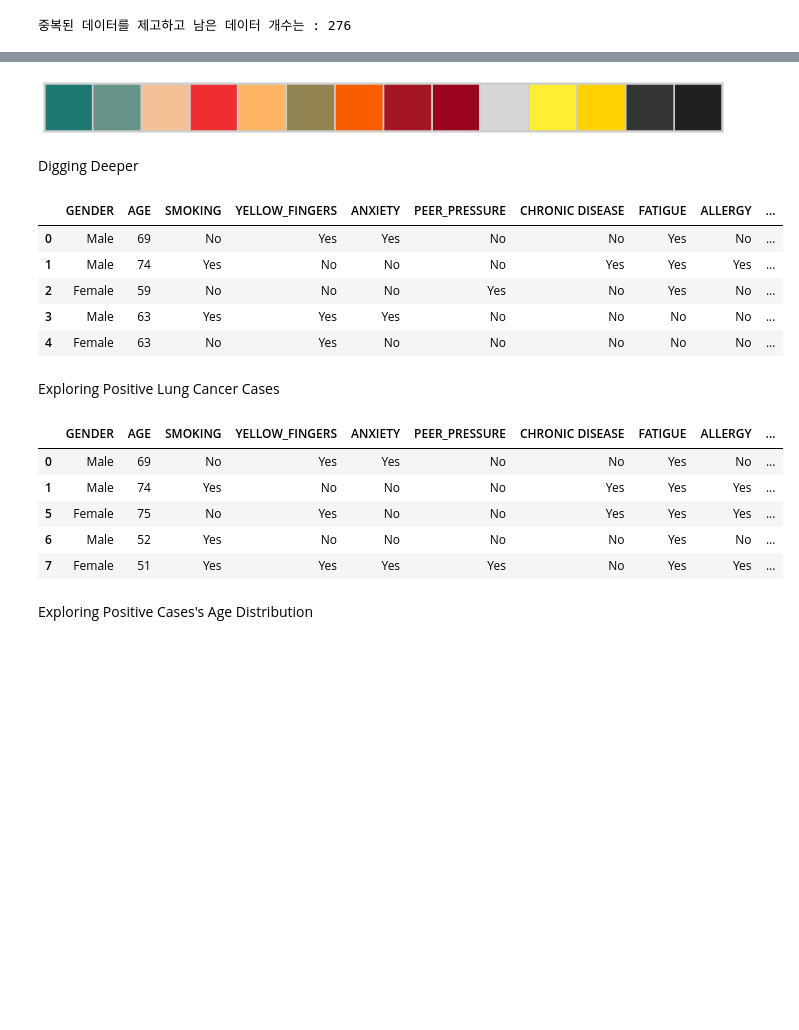
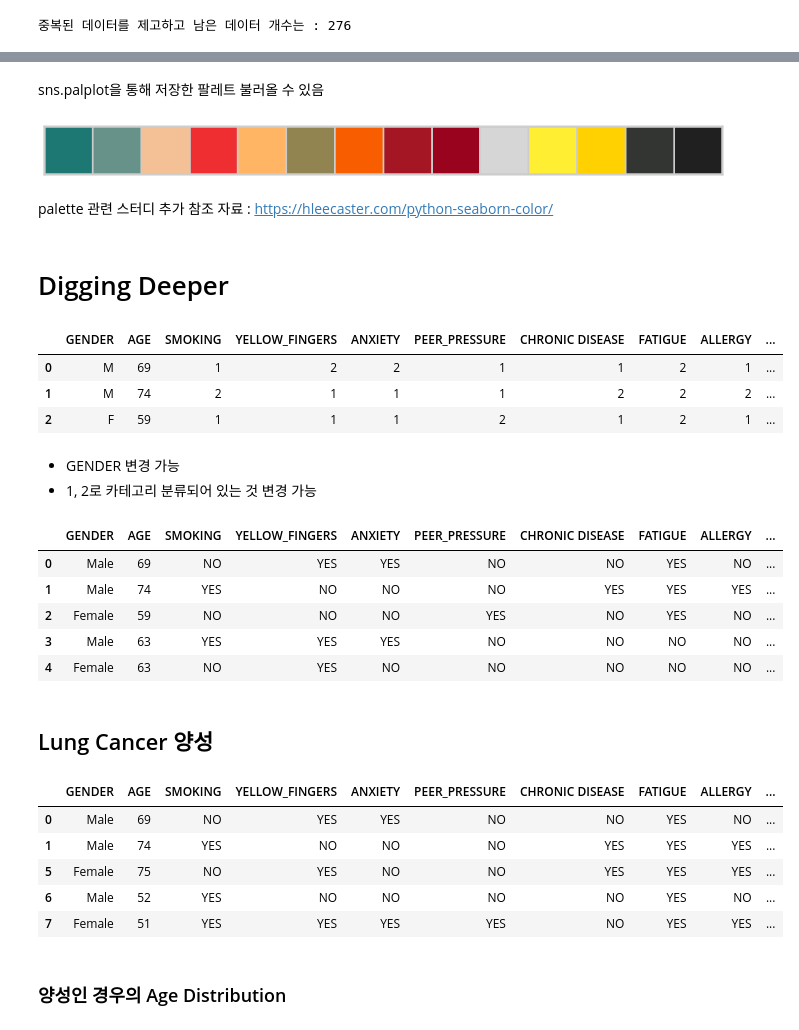
Before and after one commit to MinsooKwak/Kaggle_note, a Jupyter notebook: Data_science/lung_cancer_analysis_note.ipynb, the cells around one changed output, grey strips where cells are left out. Saved outputs shown, nothing was run; the diff lists cells and outputs as text; code cells hidden in the pictures; blank space fills up the shorter version.

```diff
--- a/Data_science/lung_cancer_analysis_note.ipynb
+++ b/Data_science/lung_cancer_analysis_note.ipynb
@@ -115,36 +276,53 @@ sns.set_context('poster', font_scale=.7)
 palette=  ["#1d7874","#679289","#f4c095","#ee2e31","#ffb563","#918450","#f85e00","#a41623","#9a031e","#d6d6d6","#ffee32","#ffd100","#333533","#202020"]
+# %% [markdown]
+sns.palplot을 통해 저장한 팔레트 불러올 수 있음
 # %%
 sns.palplot(sns.color_palette(palette))
 # %% [output]
 [figure]
-# %% [markdown]
-Digging Deeper
+# %% [markdown]
+palette 관련 스터디 추가 참조 자료 : https://hleecaster.com/python-seaborn-color/
+# %% [markdown]
+# Digging Deeper
+# %%
+# df 보존을 위해 copy해 df_temp 만들어 사용
+df_temp = df.copy()
+df_temp.head(3)
+# %% [output]
+|  | GENDER | AGE | SMOKING | YELLOW_FINGERS | ANXIETY | PEER_PRESSURE | CHRONIC DISEASE | FATIGUE | ALLERGY | ... |
+| 0 | M | 69 | 1 | 2 | 2 | 1 | 1 | 2 | 1 | ... |
+| 1 | M | 74 | 2 | 1 | 1 | 1 | 2 | 2 | 2 | ... |
+| 2 | F | 59 | 1 | 1 | 1 | 2 | 1 | 2 | 1 | ... |
+# %% [markdown]
+- GENDER 변경 가능
+- 1, 2로 카테고리 분류되어 있는 것 변경 가능
 # %%
-df_temp = df.copy()
+# M -> Male, F -> Female
 df_temp['GENDER'] = df_temp['GENDER'].replace({'M':'Male', 'F':'Female'})
 
+# 2: Yes , 1: No 변경
 for col in df_temp.columns:
-  df_temp[col] = df_temp[col].replace({2:'Yes', 1:'No'})
+  df_temp[col] = df_temp[col].replace({2:'YES', 1:'NO'})
 
 df_temp.head()
 # %% [output]
 |  | GENDER | AGE | SMOKING | YELLOW_FINGERS | ANXIETY | PEER_PRESSURE | CHRONIC DISEASE | FATIGUE | ALLERGY | ... |
-| 0 | Male | 69 | No | Yes | Yes | No | No | Yes | No | ... |
-| 1 | Male | 74 | Yes | No | No | No | Yes | Yes | Yes | ... |
-| 2 | Female | 59 | No | No | No | Yes | No | Yes | No | ... |
-| 3 | Male | 63 | Yes | Yes | Yes | No | No | No | No | ... |
-| 4 | Female | 63 | No | Yes | No | No | No | No | No | ... |
+| 0 | Male | 69 | NO | YES | YES | NO | NO | YES | NO | ... |
+| 1 | Male | 74 | YES | NO | NO | NO | YES | YES | YES | ... |
+| 2 | Female | 59 | NO | NO | NO | YES | NO | YES | NO | ... |
+| 3 | Male | 63 | YES | YES | YES | NO | NO | NO | NO | ... |
+| 4 | Female | 63 | NO | YES | NO | NO | NO | NO | NO | ... |
-# %% [markdown]
-Exploring Positive Lung Cancer Cases
+# %% [markdown]
+## Lung Cancer 양성
 # %%
 df_temp_pos = df_temp[df_temp['LUNG_CANCER']=='YES']
 df_temp_pos.head()
 # %% [output]
 |  | GENDER | AGE | SMOKING | YELLOW_FINGERS | ANXIETY | PEER_PRESSURE | CHRONIC DISEASE | FATIGUE | ALLERGY | ... |
-| 0 | Male | 69 | No | Yes | Yes | No | No | Yes | No | ... |
-| 1 | Male | 74 | Yes | No | No | No | Yes | Yes | Yes | ... |
-| 5 | Female | 75 | No | Yes | No | No | Yes | Yes | Yes | ... |
-| 6 | Male | 52 | Yes | No | No | No | No | Yes | No | ... |
-| 7 | Female | 51 | Yes | Yes | Yes | Yes | No | Yes | Yes | ... |
+| 0 | Male | 69 | NO | YES | YES | NO | NO | YES | NO | ... |
+| 1 | Male | 74 | YES | NO | NO | NO | YES | YES | YES | ... |
+| 5 | Female | 75 | NO | YES | NO | NO | YES | YES | YES | ... |
+| 6 | Male | 52 | YES | NO | NO | NO | NO | YES | NO | ... |
+| 7 | Female | 51 | YES | YES | YES | YES | NO | YES | YES | ... |
-# %% [markdown]
-Exploring Positive Cases's Age Distribution
+# %% [markdown]
+### 양성인 경우의 Age Distribution
```
Also changed, not shown: parts of 41 cells of this notebook.
